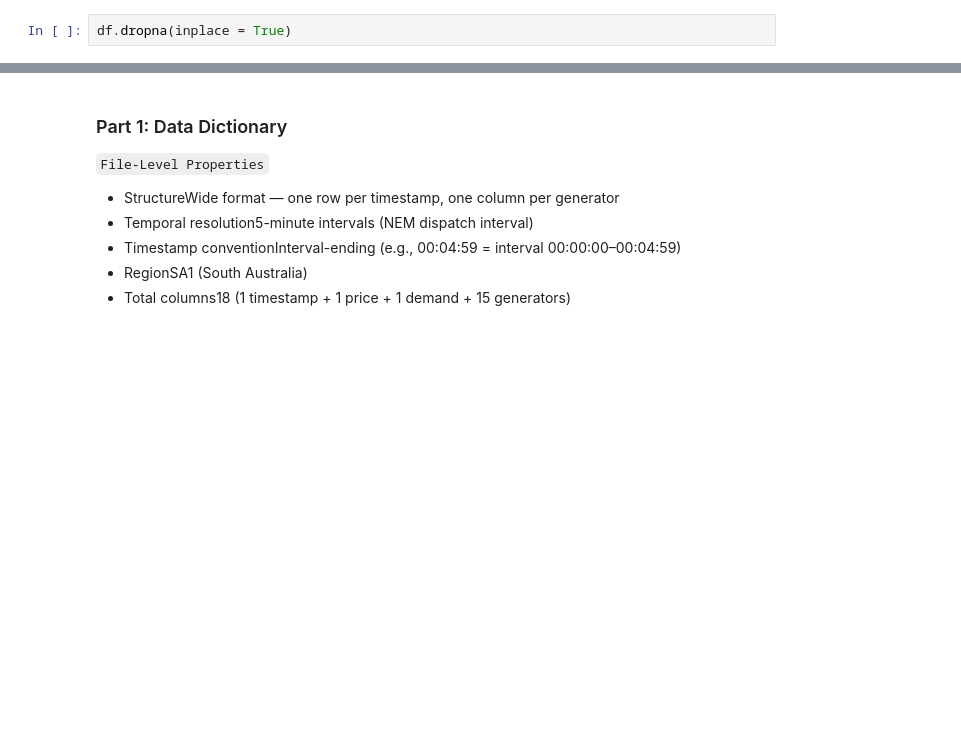
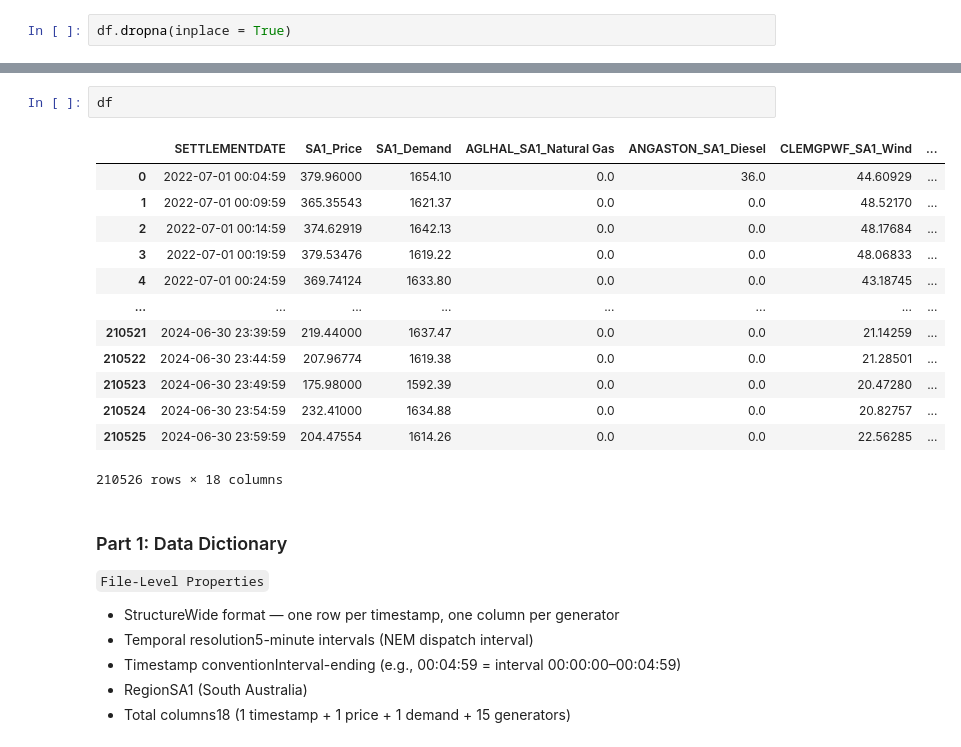
Before and after one commit to sylviequin/sa-electricity-market-investment-thesis, a Jupyter notebook: sa-electricity-market-investment-thesis/workbook.ipynb, the cells around one changed output, grey strips where cells are left out. Cells and saved outputs as stored; diff of their text form; blank space fills up the shorter version.

```diff
--- a/sa-electricity-market-investment-thesis/workbook.ipynb
+++ b/sa-electricity-market-investment-thesis/workbook.ipynb
@@ -18,3 +32,19 @@ Empty DataFrame
+# %%
+df
+# %% [output]
+|  | SETTLEMENTDATE | SA1_Price | SA1_Demand | AGLHAL_SA1_Natural Gas | ANGASTON_SA1_Diesel | CLEMGPWF_SA1_Wind | ... |
+| 0 | 2022-07-01 00:04:59 | 379.96000 | 1654.10 | 0.0 | 36.0 | 44.60929 | ... |
+| 1 | 2022-07-01 00:09:59 | 365.35543 | 1621.37 | 0.0 | 0.0 | 48.52170 | ... |
+| 2 | 2022-07-01 00:14:59 | 374.62919 | 1642.13 | 0.0 | 0.0 | 48.17684 | ... |
+| 3 | 2022-07-01 00:19:59 | 379.53476 | 1619.22 | 0.0 | 0.0 | 48.06833 | ... |
+| 4 | 2022-07-01 00:24:59 | 369.74124 | 1633.80 | 0.0 | 0.0 | 43.18745 | ... |
+| ... | ... | ... | ... | ... | ... | ... | ... |
+| 210521 | 2024-06-30 23:39:59 | 219.44000 | 1637.47 | 0.0 | 0.0 | 21.14259 | ... |
+| 210522 | 2024-06-30 23:44:59 | 207.96774 | 1619.38 | 0.0 | 0.0 | 21.28501 | ... |
+| 210523 | 2024-06-30 23:49:59 | 175.98000 | 1592.39 | 0.0 | 0.0 | 20.47280 | ... |
+| 210524 | 2024-06-30 23:54:59 | 232.41000 | 1634.88 | 0.0 | 0.0 | 20.82757 | ... |
+| 210525 | 2024-06-30 23:59:59 | 204.47554 | 1614.26 | 0.0 | 0.0 | 22.56285 | ... |
+210526 rows × 18 columns
 # %% [markdown]
 ### Part 1: Data Dictionary
 
```
Also changed, not shown: parts of 18 cells of this notebook.
